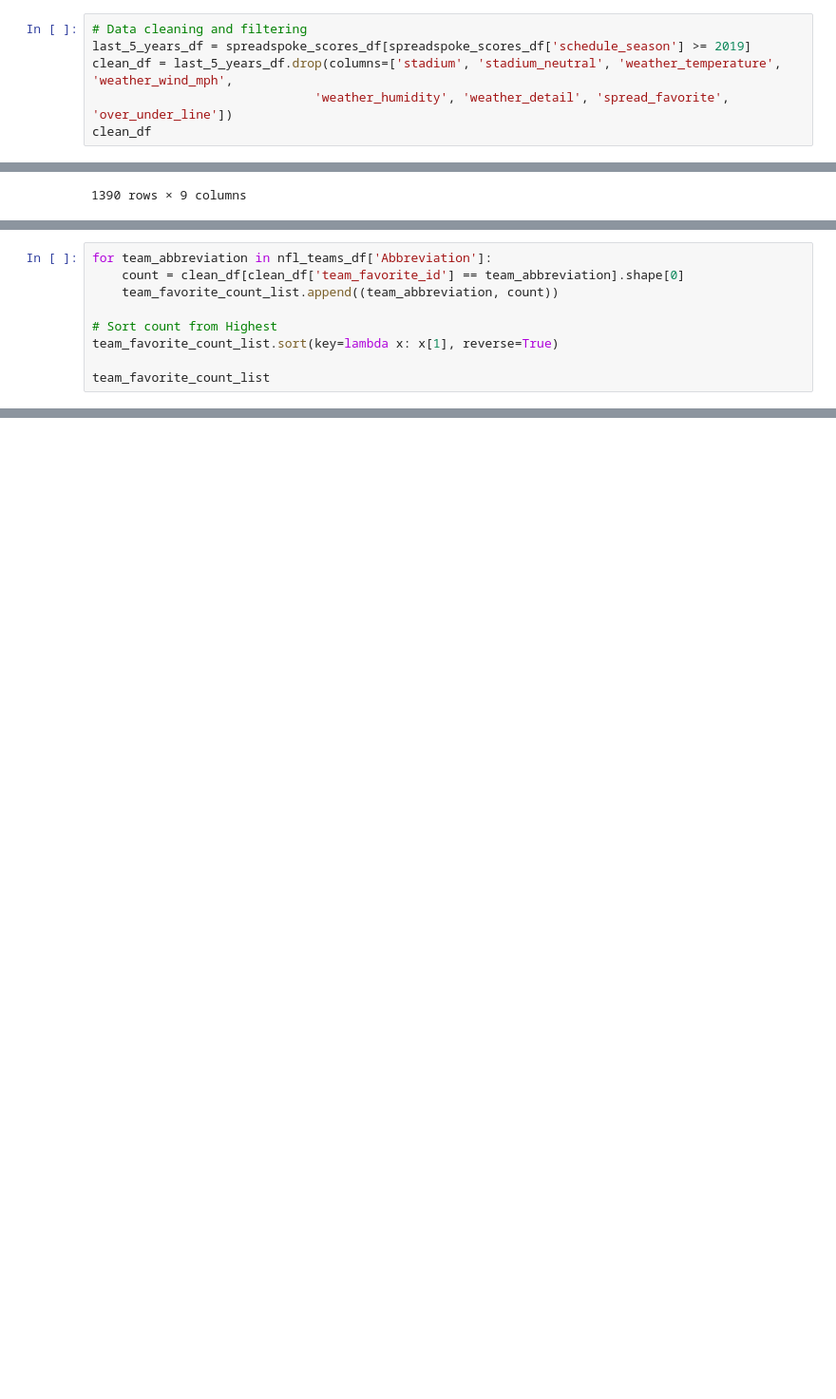
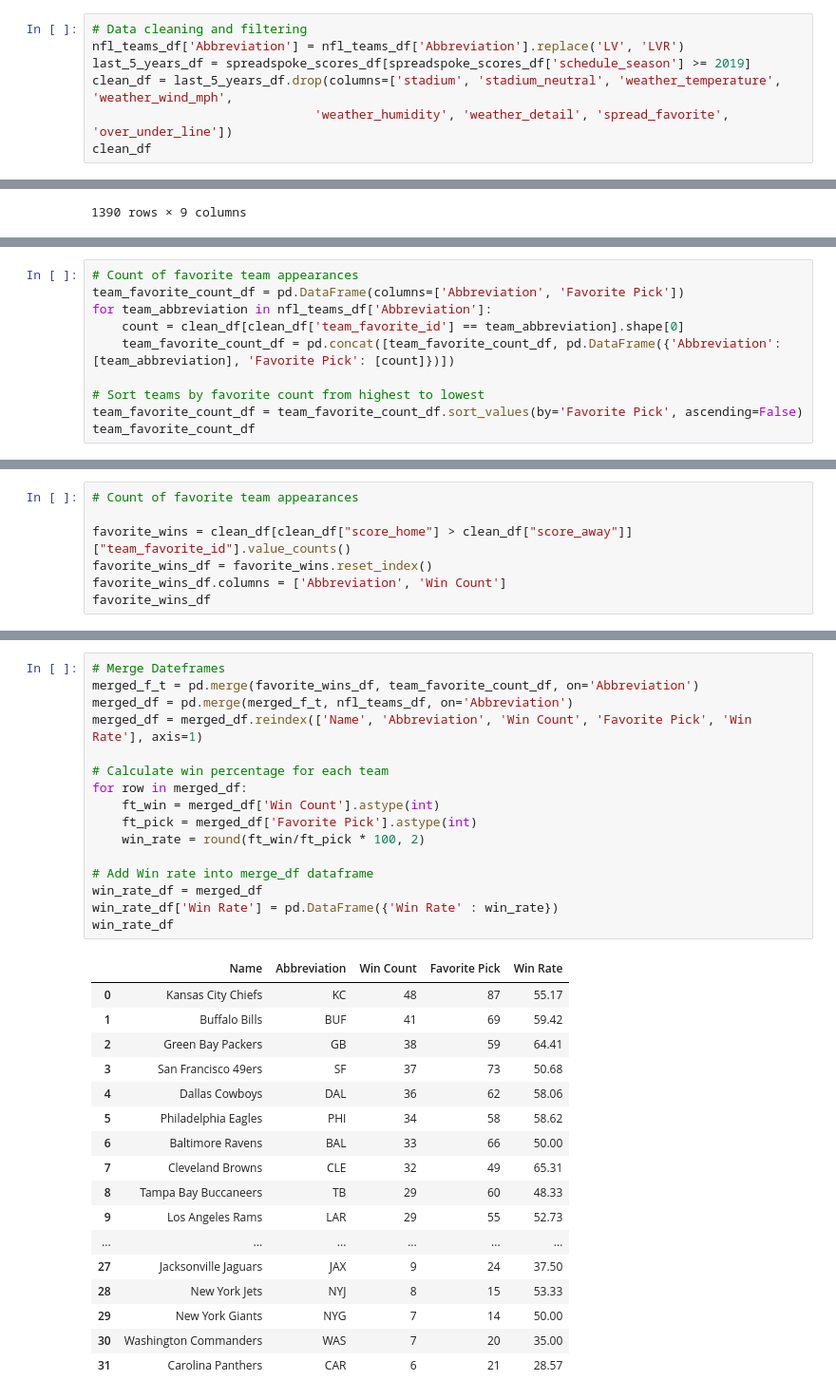
Before and after one commit to tarsian/Group_1-Project_1, a Jupyter notebook: NFL Betting/NFL_betting(Kwangho).ipynb, the cells around one changed output, grey strips where cells are left out. Shown at 95% size. Cells and saved outputs as stored; diff of their text form; blank space fills up the shorter version.

```diff
--- a/NFL Betting/NFL_betting(Kwangho).ipynb
+++ b/NFL Betting/NFL_betting(Kwangho).ipynb
@@ -29,5 +27,6 @@ nfl_teams_df
 # %%
 # Data cleaning and filtering
+nfl_teams_df['Abbreviation'] = nfl_teams_df['Abbreviation'].replace('LV', 'LVR')
 last_5_years_df = spreadspoke_scores_df[spreadspoke_scores_df['schedule_season'] >= 2019]
 clean_df = last_5_years_df.drop(columns=['stadium', 'stadium_neutral', 'weather_temperature', 'weather_wind_mph',
                               'weather_humidity', 'weather_detail', 'spread_favorite', 'over_under_line'])
@@ -66,9 +47,0 @@ With the last 5 years of NFL moneyline betting data, the favorite team wins 0.00
-# %%
-for team_abbreviation in nfl_teams_df['Abbreviation']:
-    count = clean_df[clean_df['team_favorite_id'] == team_abbreviation].shape[0]
-    team_favorite_count_list.append((team_abbreviation, count))
-
-# Sort count from Highest
-team_favorite_count_list.sort(key=lambda x: x[1], reverse=True)
-
-team_favorite_count_list
@@ -188,0 +48,10 @@ combined_df
+# %%
+# Count of favorite team appearances
+team_favorite_count_df = pd.DataFrame(columns=['Abbreviation', 'Favorite Pick'])
+for team_abbreviation in nfl_teams_df['Abbreviation']:
+    count = clean_df[clean_df['team_favorite_id'] == team_abbreviation].shape[0]
+    team_favorite_count_df = pd.concat([team_favorite_count_df, pd.DataFrame({'Abbreviation': [team_abbreviation], 'Favorite Pick': [count]})])
+
+# Sort teams by favorite count from highest to lowest
+team_favorite_count_df = team_favorite_count_df.sort_values(by='Favorite Pick', ascending=False)
+team_favorite_count_df
@@ -188,0 +76,7 @@ combined_df
+# %%
+# Count of favorite team appearances
+
+favorite_wins = clean_df[clean_df["score_home"] > clean_df["score_away"]]["team_favorite_id"].value_counts()
+favorite_wins_df = favorite_wins.reset_index()
+favorite_wins_df.columns = ['Abbreviation', 'Win Count']
+favorite_wins_df
@@ -188,0 +101,34 @@ combined_df
+# %%
+# Merge Dateframes
+merged_f_t = pd.merge(favorite_wins_df, team_favorite_count_df, on='Abbreviation')
+merged_df = pd.merge(merged_f_t, nfl_teams_df, on='Abbreviation')
+merged_df = merged_df.reindex(['Name', 'Abbreviation', 'Win Count', 'Favorite Pick', 'Win Rate'], axis=1)
+
+# Calculate win percentage for each team
+for row in merged_df:
+    ft_win = merged_df['Win Count'].astype(int)
+    ft_pick = merged_df['Favorite Pick'].astype(int)
+    win_rate = round(ft_win/ft_pick * 100, 2)
+
+# Add Win rate into merge_df dataframe
+win_rate_df = merged_df
+win_rate_df['Win Rate'] = pd.DataFrame({'Win Rate' : win_rate})
+win_rate_df
+# %% [output]
+|  | Name | Abbreviation | Win Count | Favorite Pick | Win Rate |
+| 0 | Kansas City Chiefs | KC | 48 | 87 | 55.17 |
+| 1 | Buffalo Bills | BUF | 41 | 69 | 59.42 |
+| 2 | Green Bay Packers | GB | 38 | 59 | 64.41 |
+| 3 | San Francisco 49ers | SF | 37 | 73 | 50.68 |
+| 4 | Dallas Cowboys | DAL | 36 | 62 | 58.06 |
+| 5 | Philadelphia Eagles | PHI | 34 | 58 | 58.62 |
+| 6 | Baltimore Ravens | BAL | 33 | 66 | 50.00 |
+| 7 | Cleveland Browns | CLE | 32 | 49 | 65.31 |
+| 8 | Tampa Bay Buccaneers | TB | 29 | 60 | 48.33 |
+| 9 | Los Angeles Rams | LAR | 29 | 55 | 52.73 |
+| ... | ... | ... | ... | ... | ... |
+| 27 | Jacksonville Jaguars | JAX | 9 | 24 | 37.50 |
+| 28 | New York Jets | NYJ | 8 | 15 | 53.33 |
+| 29 | New York Giants | NYG | 7 | 14 | 50.00 |
+| 30 | Washington Commanders | WAS | 7 | 20 | 35.00 |
+| 31 | Carolina Panthers | CAR | 6 | 21 | 28.57 |
```
Also changed, not shown: parts of 7 cells of this notebook.
